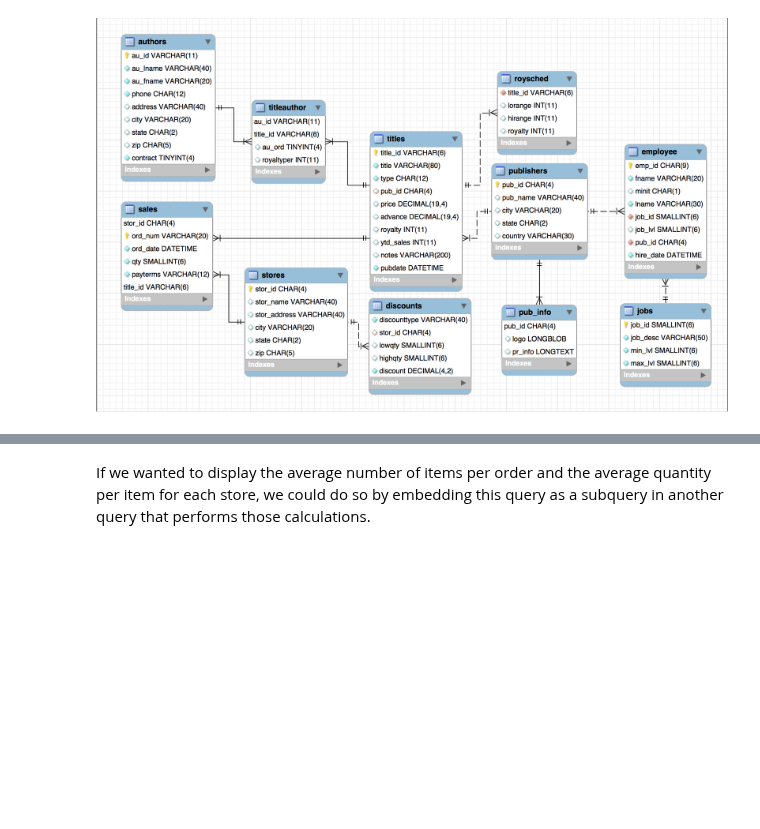
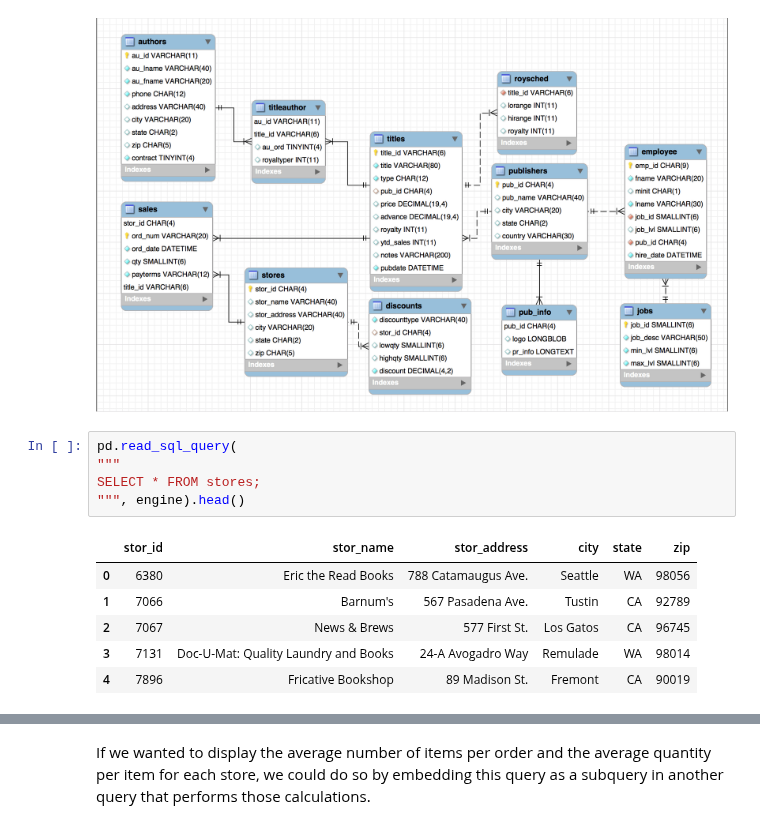
Before and after one commit to Ironhack-data-bcn-oct-2022/lectures, a Jupyter notebook: week-4/01-SQL & SQL through python.ipynb, the cells around one changed output, grey strips where cells are left out. Cells and saved outputs as stored; diff of their text form; blank space fills up the shorter version.

```diff
--- a/week-4/02-SQL & SQL through python.ipynb
+++ b/week-4/01-SQL & SQL through python.ipynb
@@ -284,2 +237,14 @@ LIMIT 5;
 # %% [markdown]
 ![image.png](attachment:image.png)
+# %%
+pd.read_sql_query(
+"""
+SELECT * FROM stores;
+""", engine).head()
+# %% [output]
+|  | stor_id | stor_name | stor_address | city | state | zip |
+| 0 | 6380 | Eric the Read Books | 788 Catamaugus Ave. | Seattle | WA | 98056 |
+| 1 | 7066 | Barnum's | 567 Pasadena Ave. | Tustin | CA | 92789 |
+| 2 | 7067 | News & Brews | 577 First St. | Los Gatos | CA | 96745 |
+| 3 | 7131 | Doc-U-Mat: Quality Laundry and Books | 24-A Avogadro Way | Remulade | WA | 98014 |
+| 4 | 7896 | Fricative Bookshop | 89 Madison St. | Fremont | CA | 90019 |
```
Also changed, not shown: parts of 66 cells of this notebook, 3 other files.
